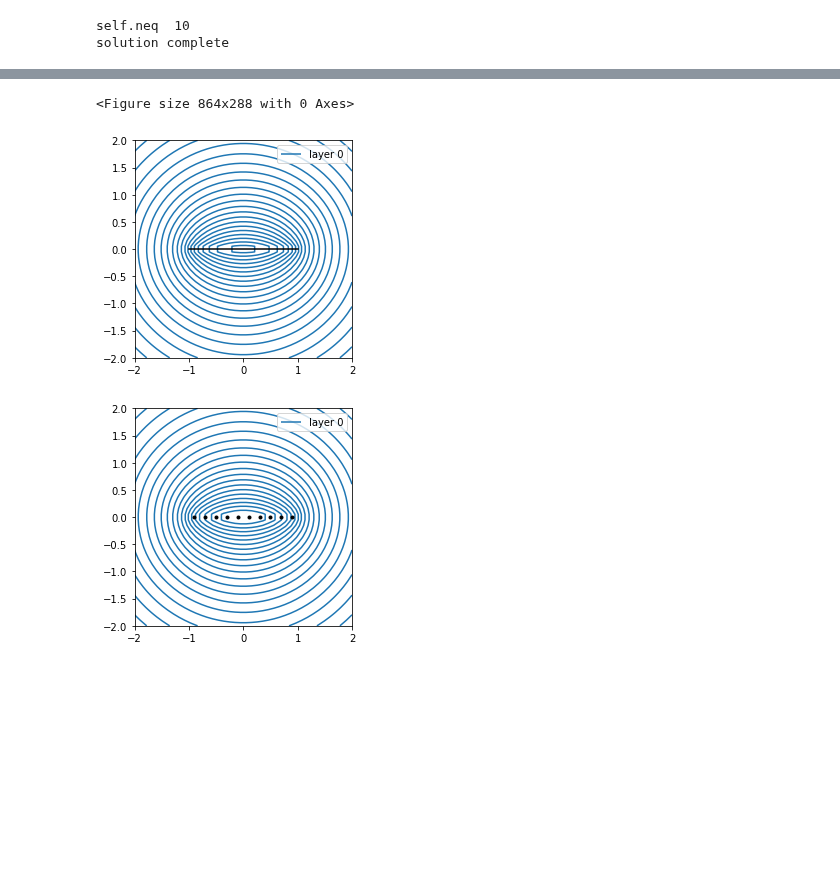
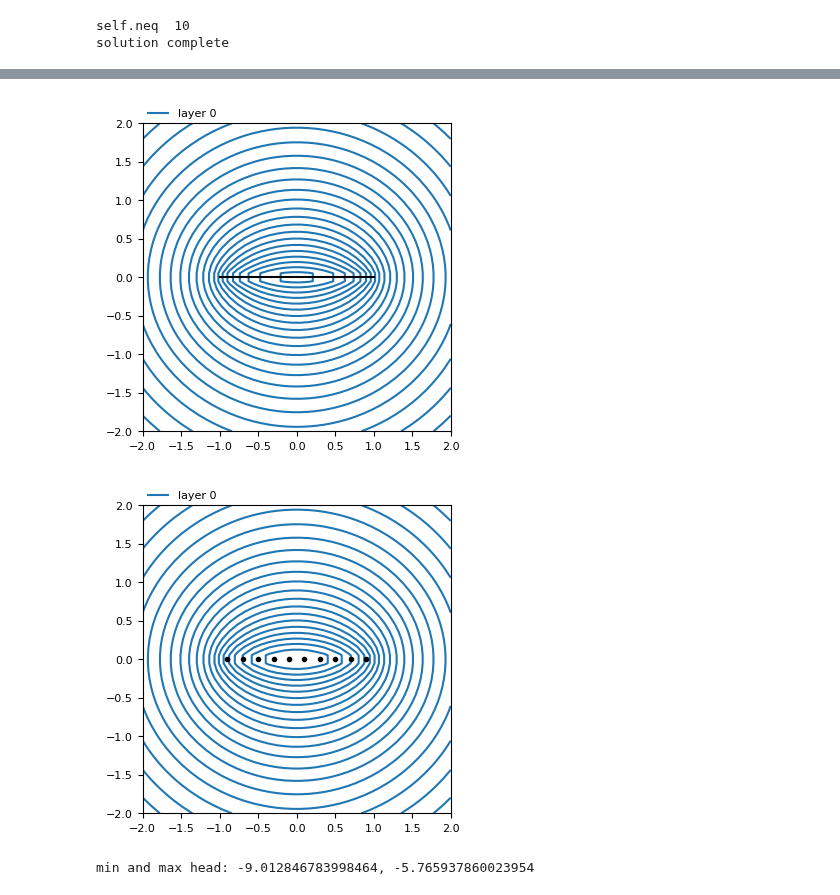
Before and after one commit to mbakker7/ttim, a Jupyter notebook: docs/03examples/compare_wells_linesink.ipynb, the cells around one changed output, grey strips where cells are left out. Saved outputs shown, nothing was run; the diff lists cells and outputs as text; code cells hidden in the pictures; blank space fills up the shorter version.

Commit message:
fixed labels in contour

```diff
--- a/docs/03examples/compare_wells_linesink.ipynb
+++ b/docs/03examples/compare_wells_linesink.ipynb
@@ -5,6 +5,7 @@ import matplotlib.pyplot as plt
 import numpy as np
 
 import ttim
+plt.rcParams['font.size'] = 8.0
 # %%
 ml = ttim.ModelMaq(tmin=0.01, tmax=10)
 ls1 = ttim.LineSink(ml, -1, 0, 1, 0, tsandQ=[(0, 10)])
@@ -42,8 +45,15 @@ plt.legend()
 # %%
-plt.figure(figsize=(12, 4))
-ml.plots.contour([-2, 2, -2, 2], [40, 40], t=5)
-ml2.contour([-2, 2, -2, 2], [40, 40], t=5)
+ml.plots.contour([-2, 2, -2, 2], [40, 40], t=5, figsize=(4, 4), labels=False)
+ml2.plots.contour([-2, 2, -2, 2], [40, 40], t=5, figsize=(4, 4), labels=False);
 # %% [output]
-<Figure size 864x288 with 0 Axes>
-[figure, old version]
+[figure, new version]
-[figure, old version]
+[figure, new version]
+# %%
+xg1 = np.linspace(-2, 2, 100)
+ygtop = np.linspace(1e-6, 2, 50)
+ygbot = np.linspace(-2, -1e-6, 50)
+htop = ml.headgrid(xg1, ygtop, t=5)
+hbot = ml2.headgrid(xg1, ygbot, t=5)
+print(f'min and max head: {np.min(htop)}, {np.max(htop)}')
+# %% [output]
+min and max head: -9.012846783998464, -5.765937860023954
```
Also changed, not shown: parts of 2 cells of this notebook, 2 other files.
